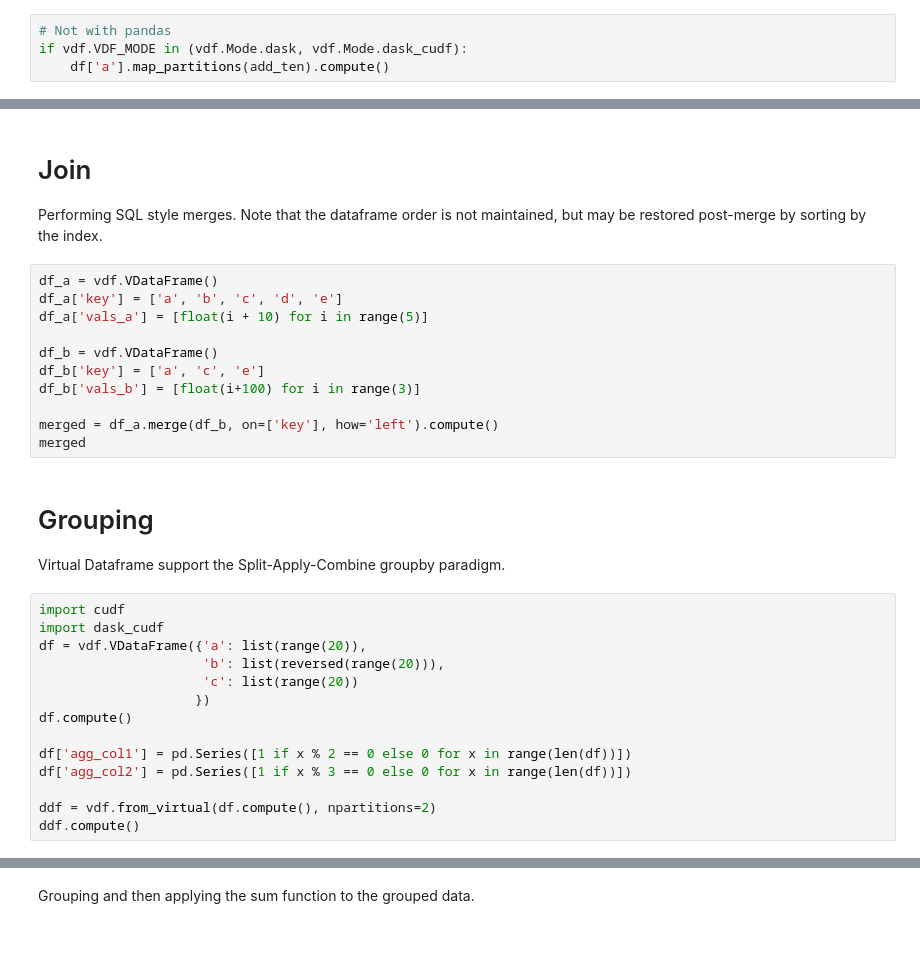
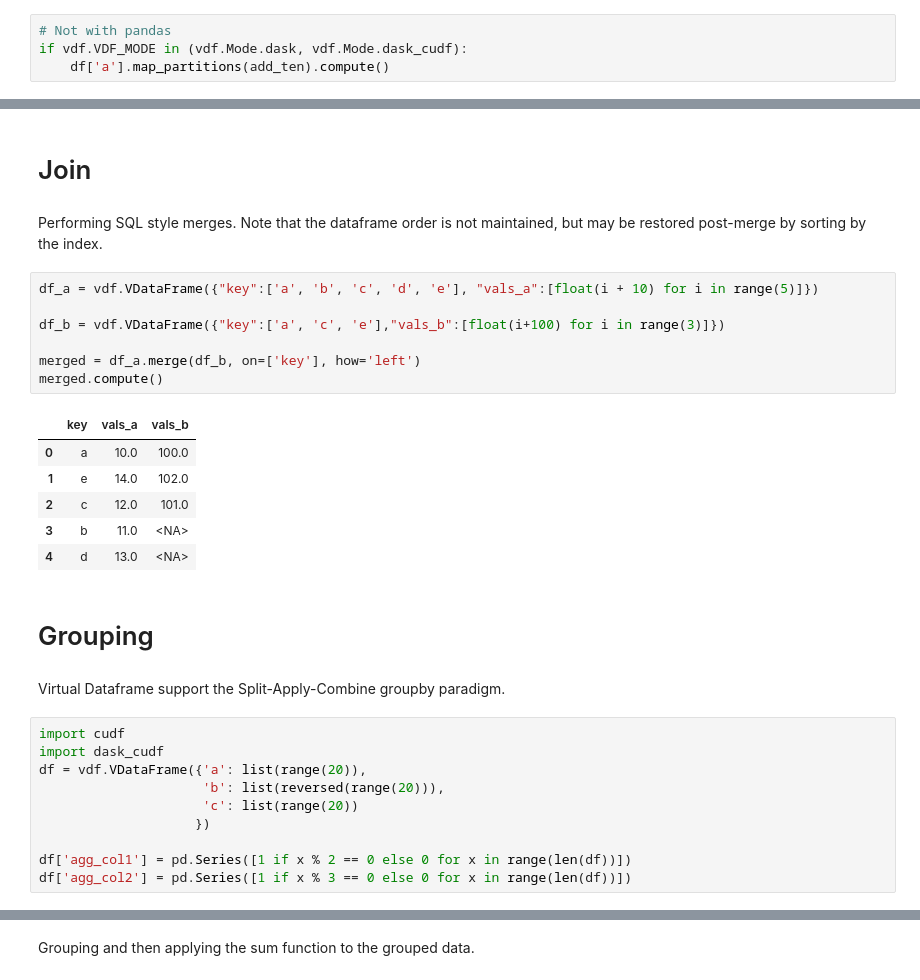
Before and after one commit to pprados/virtual-dataframe, a Jupyter notebook: notebooks/demo.ipynb, the cells around one changed output, grey strips where cells are left out. Saved outputs shown, nothing was run; the diff lists cells and outputs as text; blank space fills up the shorter version.

```diff
--- a/notebooks/demo.ipynb
+++ b/notebooks/demo.ipynb
@@ -143,20 +349,25 @@ vdf.concat([s, s]).compute()
+# %% [markdown]
+# Join
 # %% [markdown]
-# Join
 Performing SQL style merges.
 Note that the dataframe order is not maintained, but may be restored post-merge by sorting by the index.
 # %%
-df_a = vdf.VDataFrame()
-df_a['key'] = ['a', 'b', 'c', 'd', 'e']
-df_a['vals_a'] = [float(i + 10) for i in range(5)]
+df_a = vdf.VDataFrame({"key":['a', 'b', 'c', 'd', 'e'], "vals_a":[float(i + 10) for i in range(5)]})
 
-df_b = vdf.VDataFrame()
-df_b['key'] = ['a', 'c', 'e']
-df_b['vals_b'] = [float(i+100) for i in range(3)]
+df_b = vdf.VDataFrame({"key":['a', 'c', 'e'],"vals_b":[float(i+100) for i in range(3)]})
 
-merged = df_a.merge(df_b, on=['key'], how='left').compute()
-merged
+merged = df_a.merge(df_b, on=['key'], how='left')
+merged.compute()
+# %% [output]
+|  | key | vals_a | vals_b |
+| 0 | a | 10.0 | 100.0 |
+| 1 | e | 14.0 | 102.0 |
+| 2 | c | 12.0 | 101.0 |
+| 3 | b | 11.0 | <NA> |
+| 4 | d | 13.0 | <NA> |
+# %% [markdown]
+# Grouping
 # %% [markdown]
-# Grouping
 Virtual Dataframe support the Split-Apply-Combine groupby paradigm.
 # %%
 import cudf
@@ -165,10 +376,6 @@ df = vdf.VDataFrame({'a': list(range(20)),
                      'b': list(reversed(range(20))),
                      'c': list(range(20))
                     })
-df.compute()
 
 df['agg_col1'] = pd.Series([1 if x % 2 == 0 else 0 for x in range(len(df))])
 df['agg_col2'] = pd.Series([1 if x % 3 == 0 else 0 for x in range(len(df))])
-
-ddf = vdf.from_virtual(df.compute(), npartitions=2)
-ddf.compute()
```
Also changed, not shown: parts of 86 cells of this notebook, 15 other files.
